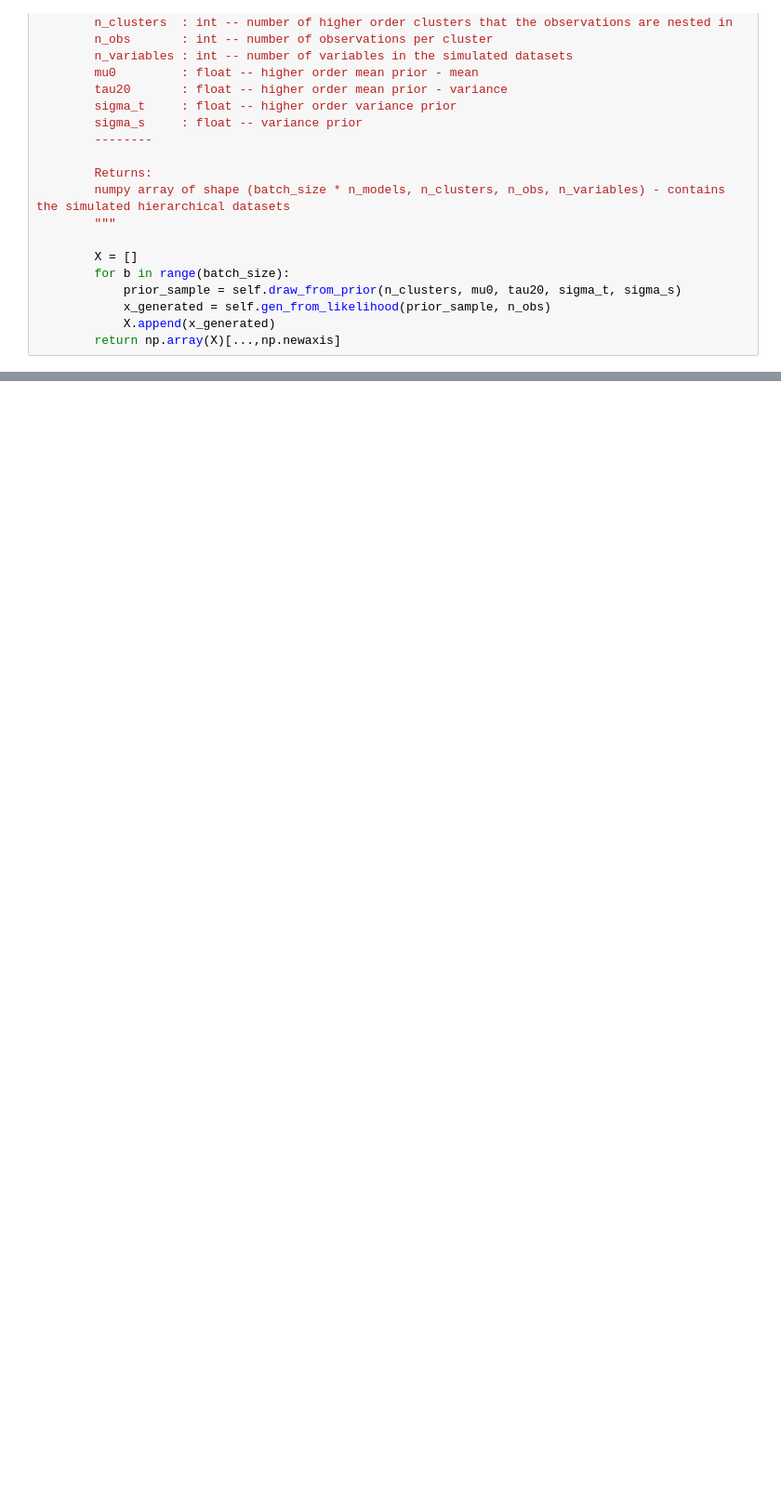
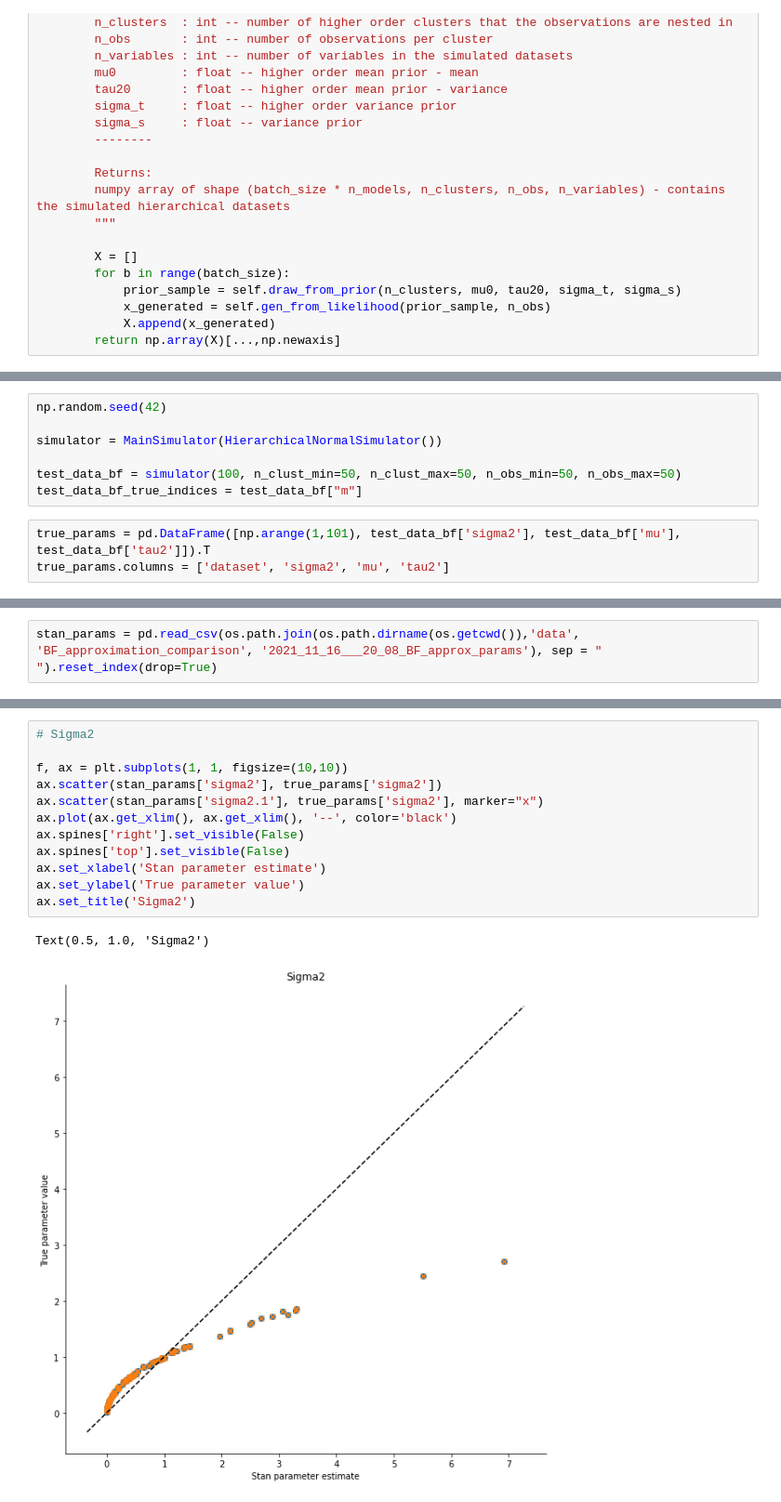
Before and after one commit to elseml/DeepHierarchicalModelComparison, a Jupyter notebook: Python code/New_simulator_halfnormal.ipynb, the cells around one changed output, grey strips where cells are left out. Shown at 93% size. Drawn from its saved outputs; the diff is of its cells as text; blank space fills up the shorter version.

```diff
--- a/Python code/New_simulator_halfnormal.ipynb
+++ b/Python code/New_simulator_halfnormal.ipynb
@@ -96,0 +275,10 @@ class HierarchicalNormalSimulator:
+# %%
+np.random.seed(42)
+
+simulator = MainSimulator(HierarchicalNormalSimulator())
+
+test_data_bf = simulator(100, n_clust_min=50, n_clust_max=50, n_obs_min=50, n_obs_max=50)
+test_data_bf_true_indices = test_data_bf["m"]
+# %%
+true_params = pd.DataFrame([np.arange(1,101), test_data_bf['sigma2'], test_data_bf['mu'], test_data_bf['tau2']]).T
+true_params.columns = ['dataset', 'sigma2', 'mu', 'tau2']
@@ -96,0 +327,2 @@ class HierarchicalNormalSimulator:
+# %%
+stan_params = pd.read_csv(os.path.join(os.path.dirname(os.getcwd()),'data', 'BF_approximation_comparison', '2021_11_16___20_08_BF_approx_params'), sep = " ").reset_index(drop=True)
@@ -96,0 +345,15 @@ class HierarchicalNormalSimulator:
+# %%
+# Sigma2
+
+f, ax = plt.subplots(1, 1, figsize=(10,10))
+ax.scatter(stan_params['sigma2'], true_params['sigma2'])
+ax.scatter(stan_params['sigma2.1'], true_params['sigma2'], marker="x")
+ax.plot(ax.get_xlim(), ax.get_xlim(), '--', color='black')
+ax.spines['right'].set_visible(False)
+ax.spines['top'].set_visible(False)
+ax.set_xlabel('Stan parameter estimate')
+ax.set_ylabel('True parameter value')
+ax.set_title('Sigma2')
+# %% [output]
+Text(0.5, 1.0, 'Sigma2')
+[figure, added]
```
Also changed, not shown: parts of 10 cells of this notebook.
